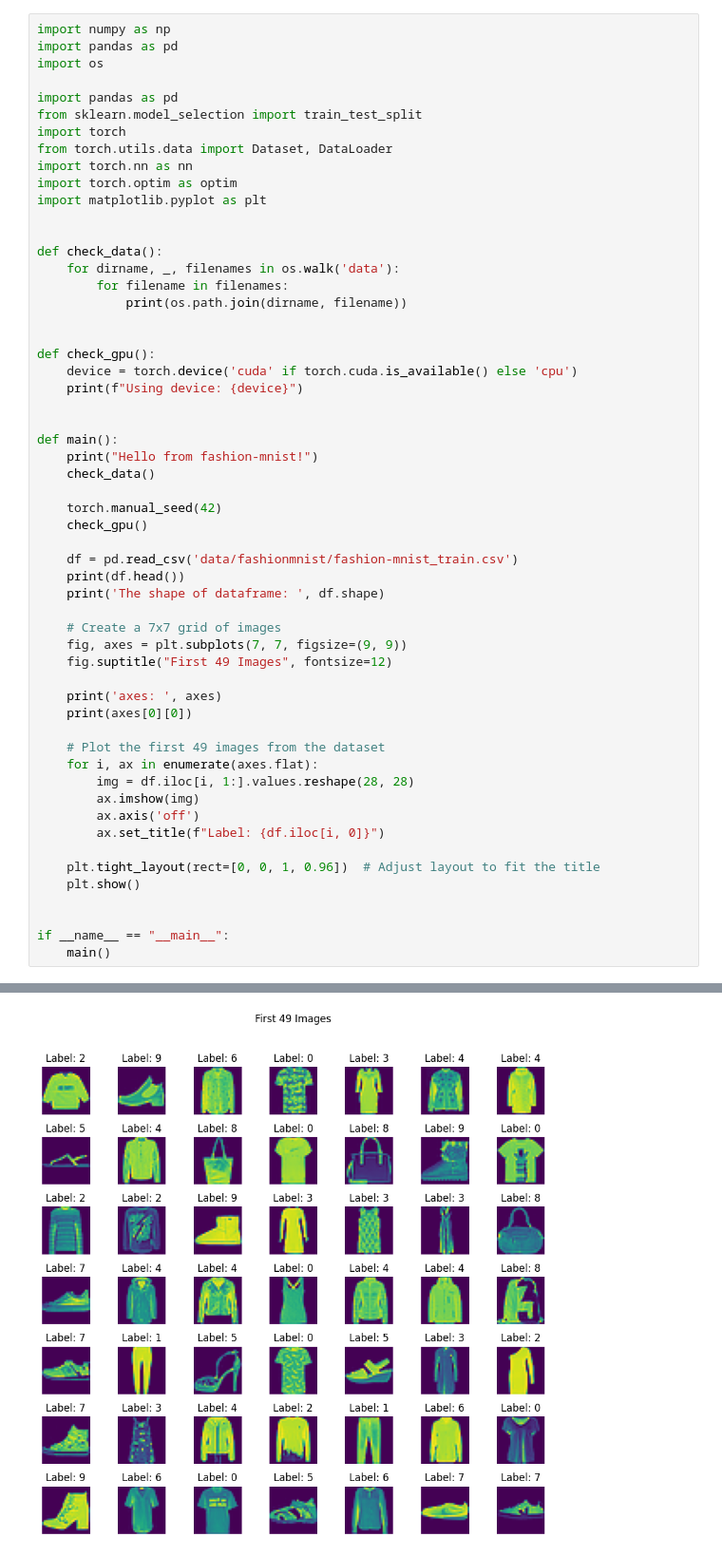
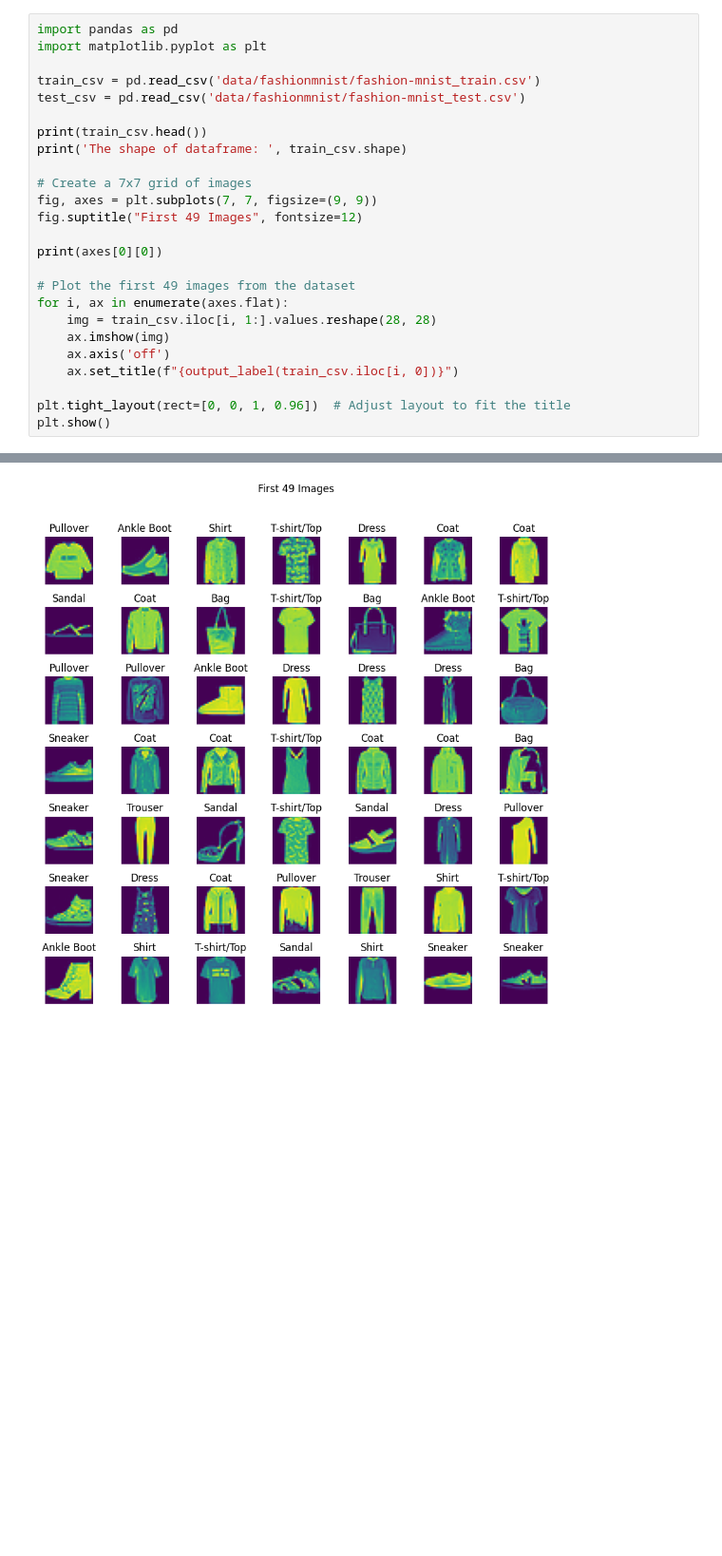
Before and after one commit to poby123/studyAI, a Jupyter notebook: fashion-mnist/main.ipynb, the cells around one changed output, grey strips where cells are left out. Shown at 95% size. Drawn from its saved outputs; the diff is of its cells as text; blank space fills up the shorter version.

Commit message:
feat: fashion-mnist

```diff
--- a/fashion-mnist/main.ipynb
+++ b/fashion-mnist/main.ipynb
@@ -1,57 +45,26 @@
 # %%
-import numpy as np
 import pandas as pd
-import os
-
-import pandas as pd
-from sklearn.model_selection import train_test_split
-import torch
-from torch.utils.data import Dataset, DataLoader
-import torch.nn as nn
-import torch.optim as optim
 import matplotlib.pyplot as plt
 
+train_csv = pd.read_csv('data/fashionmnist/fashion-mnist_train.csv')
+test_csv = pd.read_csv('data/fashionmnist/fashion-mnist_test.csv')
 
-def check_data():
-    for dirname, _, filenames in os.walk('data'):
-        for filename in filenames:
-            print(os.path.join(dirname, filename))
+print(train_csv.head())
+print('The shape of dataframe: ', train_csv.shape)
 
+# Create a 7x7 grid of images
+fig, axes = plt.subplots(7, 7, figsize=(9, 9))
+fig.suptitle("First 49 Images", fontsize=12)
 
-def check_gpu():
-    device = torch.device('cuda' if torch.cuda.is_available() else 'cpu')
-    print(f"Using device: {device}")
+print(axes[0][0])
 
+# Plot the first 49 images from the dataset
+for i, ax in enumerate(axes.flat):
+    img = train_csv.iloc[i, 1:].values.reshape(28, 28)
+    ax.imshow(img)
+    ax.axis('off')
+    ax.set_title(f"{output_label(train_csv.iloc[i, 0])}")
 
-def main():
-    print("Hello from fashion-mnist!")
-    check_data()
-
-    torch.manual_seed(42)
-    check_gpu()
-
-    df = pd.read_csv('data/fashionmnist/fashion-mnist_train.csv')
-    print(df.head())
-    print('The shape of dataframe: ', df.shape)
-
-    # Create a 7x7 grid of images
-    fig, axes = plt.subplots(7, 7, figsize=(9, 9))
-    fig.suptitle("First 49 Images", fontsize=12)
-
-    print('axes: ', axes)
-    print(axes[0][0])
-
-    # Plot the first 49 images from the dataset
-    for i, ax in enumerate(axes.flat):
-        img = df.iloc[i, 1:].values.reshape(28, 28)
-        ax.imshow(img)
-        ax.axis('off')
-        ax.set_title(f"Label: {df.iloc[i, 0]}")
-
-    plt.tight_layout(rect=[0, 0, 1, 0.96])  # Adjust layout to fit the title
-    plt.show()
-
-
-if __name__ == "__main__":
-    main()
+plt.tight_layout(rect=[0, 0, 1, 0.96])  # Adjust layout to fit the title
+plt.show()
 # %% [output]
@@ -74,2 +87,2 @@ Using device: cpu
 Axes(0.125,0.786098;0.0945122x0.0939024)
-[figure, old version]
+[figure, new version]
```
Also changed, not shown: parts of 16 cells of this notebook, 3 other files.
